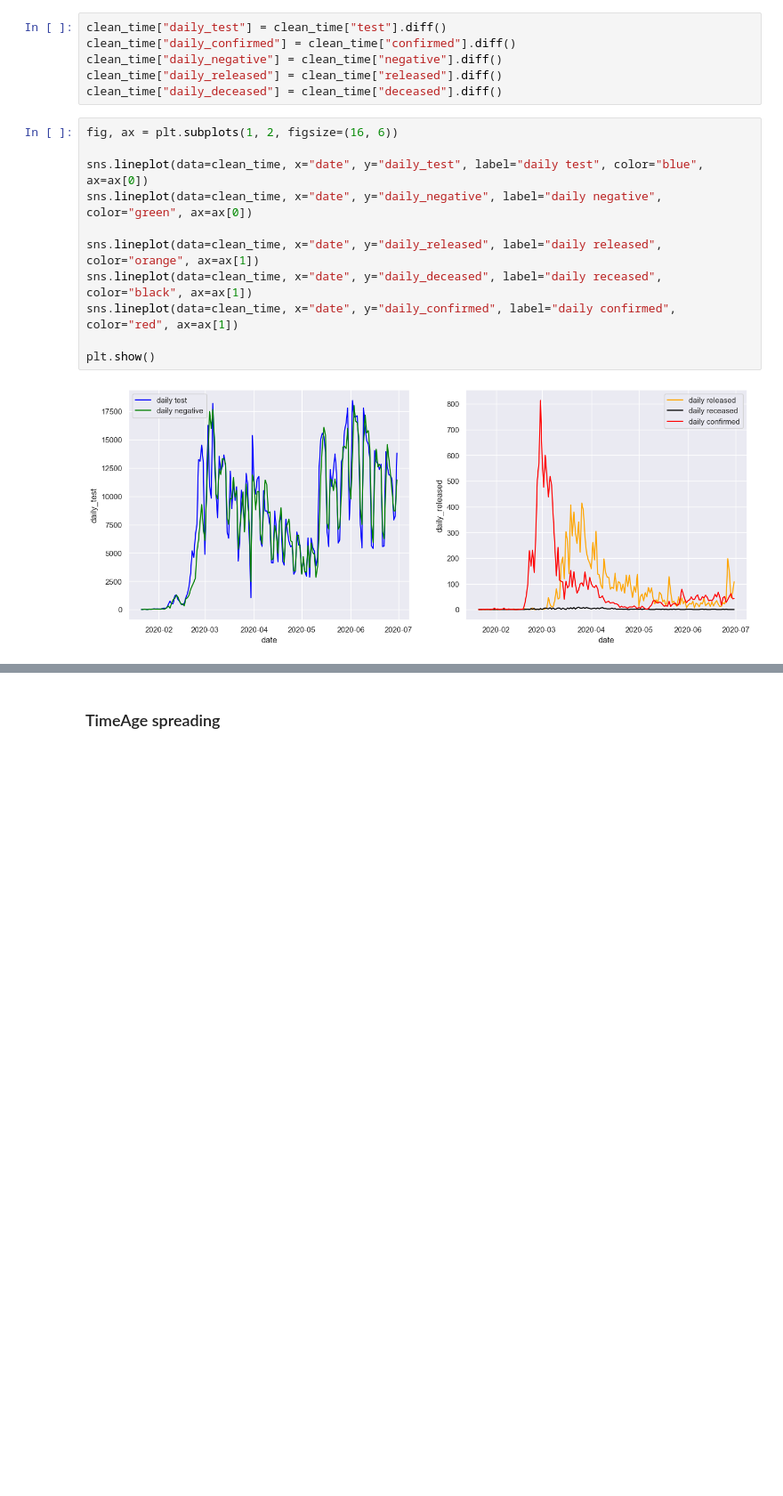
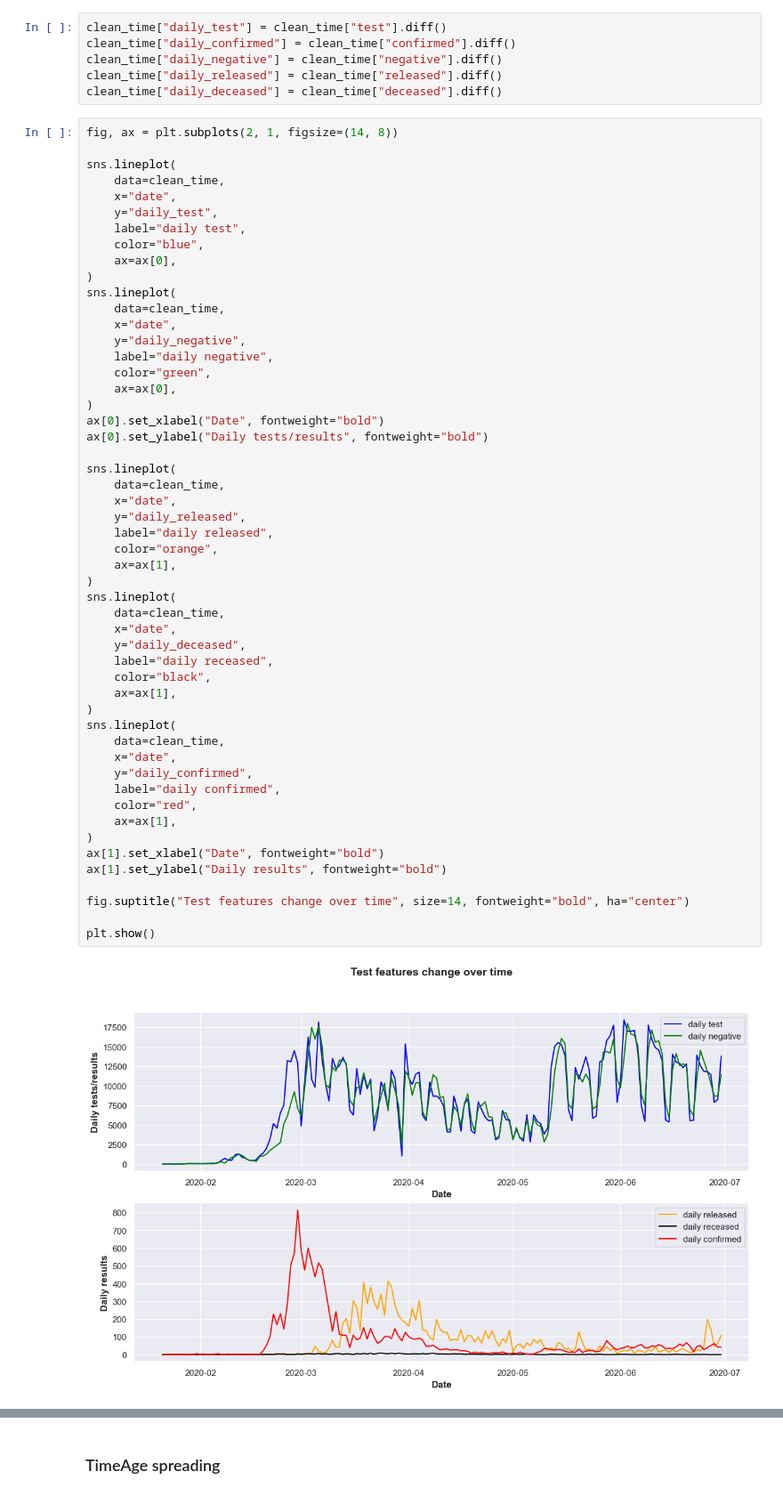
Before and after one commit to ShariYo/Modul1_Sprint4, a Jupyter notebook: project/main.ipynb, the cells around one changed output, grey strips where cells are left out. Shown at 89% size. Saved outputs shown, nothing was run; the diff lists cells and outputs as text; blank space fills up the shorter version.

```diff
--- a/project/main.ipynb
+++ b/project/main.ipynb
@@ -642,15 +740,56 @@ clean_time["daily_negative"] = clean_time["negative"].diff()
 clean_time["daily_released"] = clean_time["released"].diff()
 clean_time["daily_deceased"] = clean_time["deceased"].diff()
 # %%
-fig, ax = plt.subplots(1, 2, figsize=(16, 6))
+fig, ax = plt.subplots(2, 1, figsize=(14, 8))
 
-sns.lineplot(data=clean_time, x="date", y="daily_test", label="daily test", color="blue", ax=ax[0])
-sns.lineplot(data=clean_time, x="date", y="daily_negative", label="daily negative", color="green", ax=ax[0])
+sns.lineplot(
+    data=clean_time,
+    x="date",
+    y="daily_test",
+    label="daily test",
+    color="blue",
+    ax=ax[0],
+)
+sns.lineplot(
+    data=clean_time,
+    x="date",
+    y="daily_negative",
+    label="daily negative",
+    color="green",
+    ax=ax[0],
+)
+ax[0].set_xlabel("Date", fontweight="bold")
+ax[0].set_ylabel("Daily tests/results", fontweight="bold")
 
-sns.lineplot(data=clean_time, x="date", y="daily_released", label="daily released", color="orange", ax=ax[1])
-sns.lineplot(data=clean_time, x="date", y="daily_deceased", label="daily receased", color="black", ax=ax[1])
-sns.lineplot(data=clean_time, x="date", y="daily_confirmed", label="daily confirmed", color="red", ax=ax[1])
+sns.lineplot(
+    data=clean_time,
+    x="date",
+    y="daily_released",
+    label="daily released",
+    color="orange",
+    ax=ax[1],
+)
+sns.lineplot(
+    data=clean_time,
+    x="date",
+    y="daily_deceased",
+    label="daily receased",
+    color="black",
+    ax=ax[1],
+)
+sns.lineplot(
+    data=clean_time,
+    x="date",
+    y="daily_confirmed",
+    label="daily confirmed",
+    color="red",
+    ax=ax[1],
+)
+ax[1].set_xlabel("Date", fontweight="bold")
+ax[1].set_ylabel("Daily results", fontweight="bold")
+
+fig.suptitle("Test features change over time", size=14, fontweight="bold", ha="center")
 
 plt.show()
 # %% [output]
-[figure, old version]
+[figure, new version]
```
Also changed, not shown: parts of 27 cells of this notebook.
